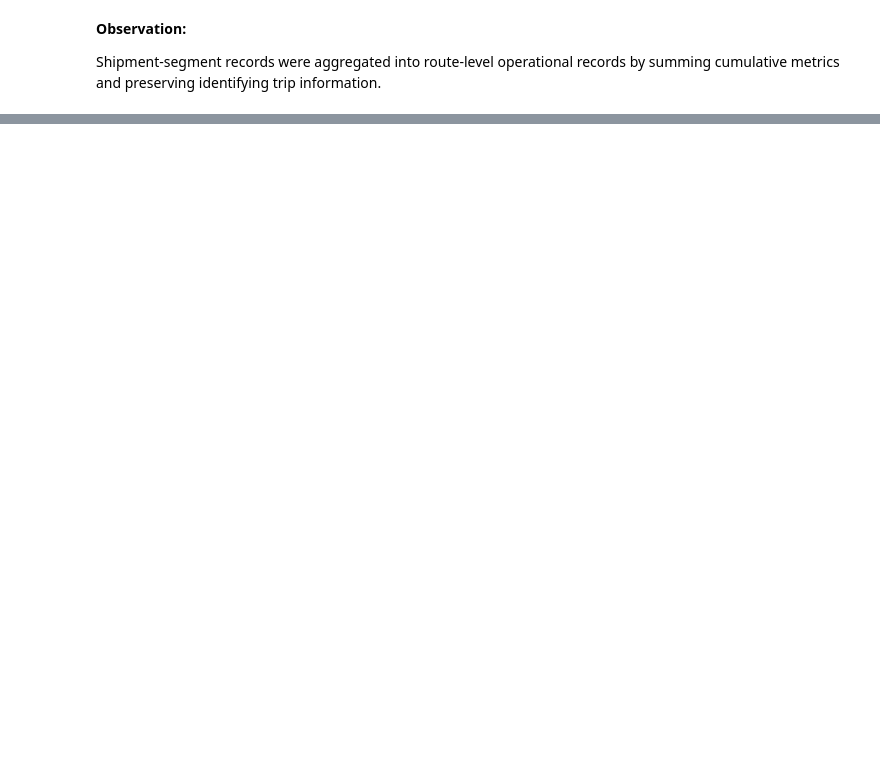
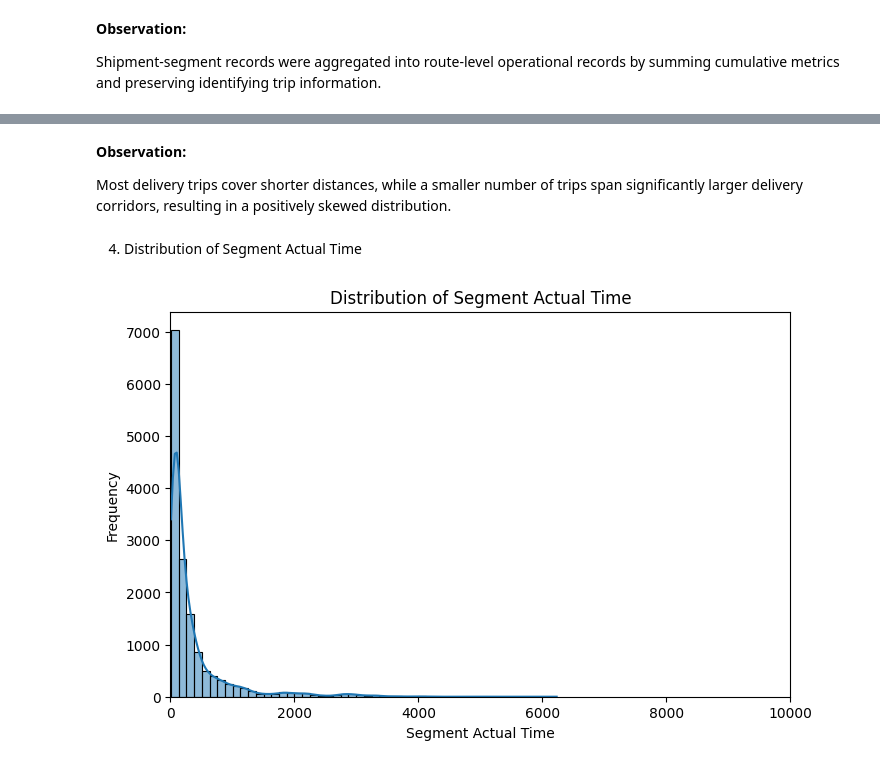
Before and after one commit to shreyankaul/scaler, a Jupyter notebook: Delhivery.ipynb, the cells around one changed output, grey strips where cells are left out. Cells and saved outputs as stored; diff of their text form; code cells hidden in the pictures; blank space fills up the shorter version.

```diff
--- a/Delhivery.ipynb
+++ b/Delhivery.ipynb
@@ -440,0 +607,24 @@ Shipment-segment records were aggregated into route-level operational records by
+# %% [markdown]
+**Observation:**
+
+Most delivery trips cover shorter distances, while a smaller number of trips span significantly larger delivery corridors, resulting in a positively skewed distribution.
+# %% [markdown]
+4. Distribution of Segment Actual Time
+# %%
+plt.figure(figsize=(8,5))
+
+sns.histplot(
+    trip_df['segment_actual_time'],
+    kde=True,
+    bins=50
+)
+
+plt.xlim(0, 10000)
+
+plt.title('Distribution of Segment Actual Time')
+plt.xlabel('Segment Actual Time')
+plt.ylabel('Frequency')
+
+plt.show()
+# %% [output]
+[figure, added]
```
Also changed, not shown: parts of 100 cells of this notebook.
